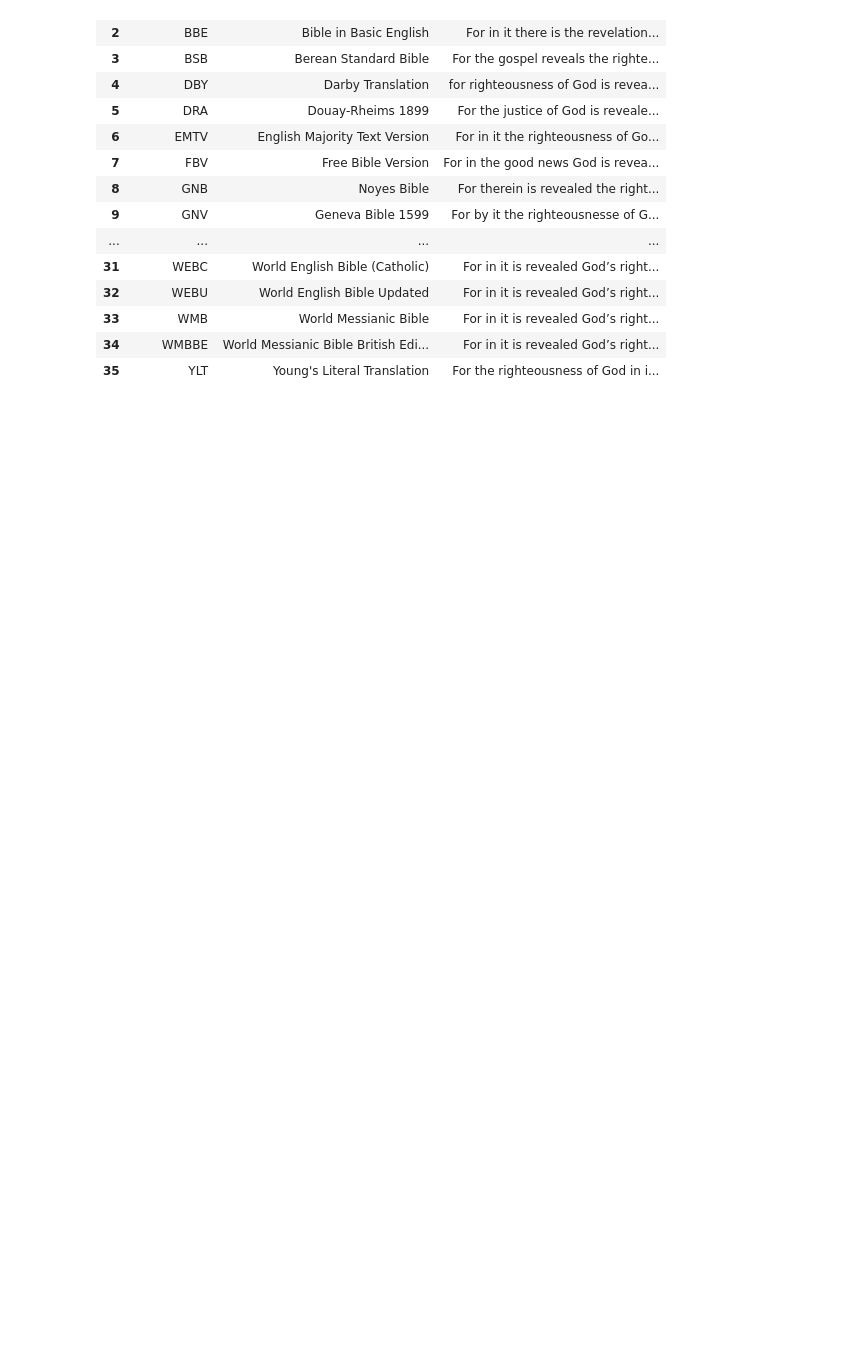
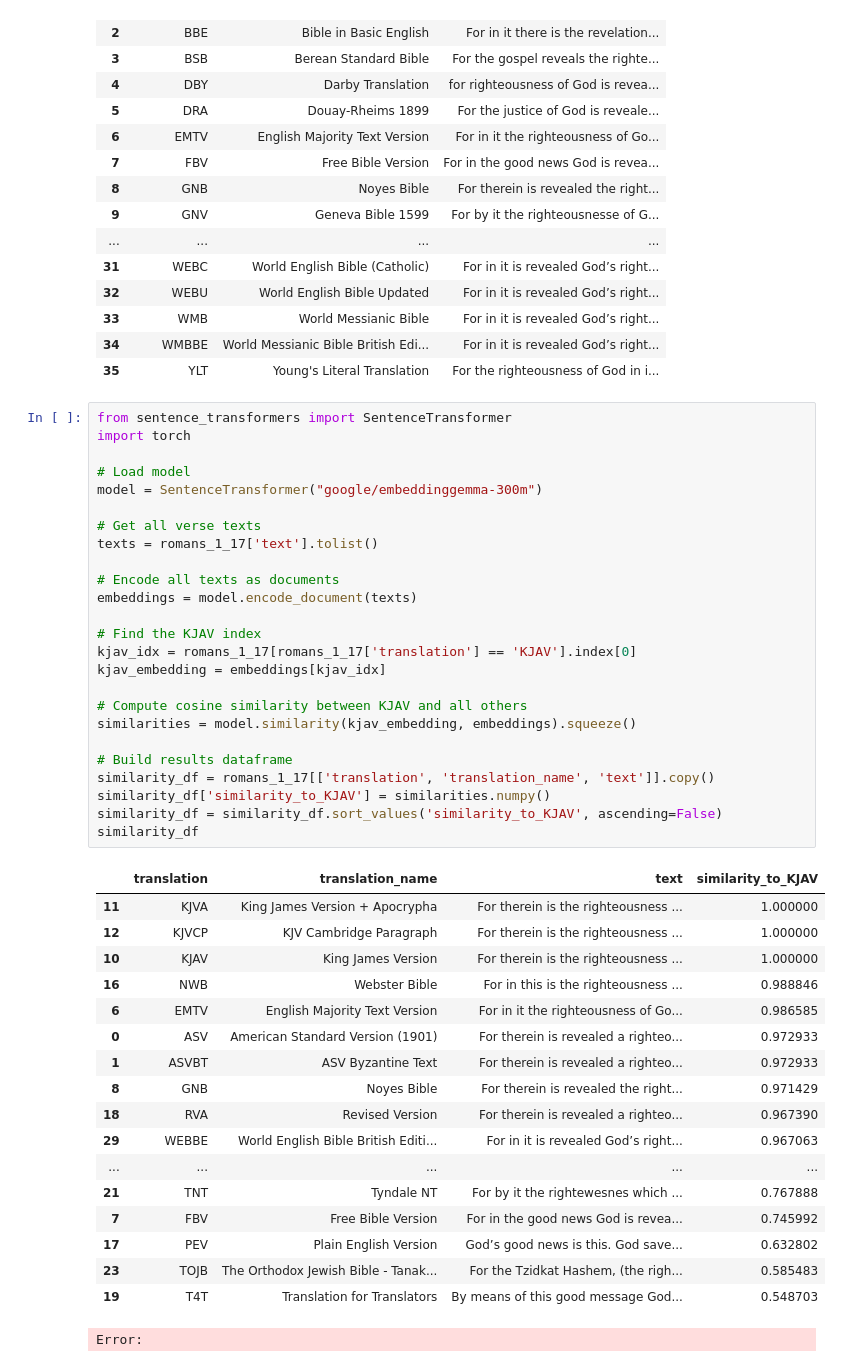
Before and after one commit to gorth314159/bible_translation_similarity, a Jupyter notebook: explore_bible_db.ipynb, the cells around one changed output. Saved outputs shown, nothing was run; the diff lists cells and outputs as text; blank space fills up the shorter version.

```diff
--- a/explore_bible_db.ipynb
+++ b/explore_bible_db.ipynb
@@ -60,3 +60,47 @@ romans_1_17
 | 33 | WMB | World Messianic Bible | For in it is revealed God’s right... |
 | 34 | WMBBE | World Messianic Bible British Edi... | For in it is revealed God’s right... |
 | 35 | YLT | Young's Literal Translation | For the righteousness of God in i... |
+# %%
+from sentence_transformers import SentenceTransformer
+import torch
+
+# Load model
+model = SentenceTransformer("google/embeddinggemma-300m")
+
+# Get all verse texts
+texts = romans_1_17['text'].tolist()
+
+# Encode all texts as documents
+embeddings = model.encode_document(texts)
+
+# Find the KJAV index
+kjav_idx = romans_1_17[romans_1_17['translation'] == 'KJAV'].index[0]
+kjav_embedding = embeddings[kjav_idx]
+
+# Compute cosine similarity between KJAV and all others
+similarities = model.similarity(kjav_embedding, embeddings).squeeze()
+
+# Build results dataframe
+similarity_df = romans_1_17[['translation', 'translation_name', 'text']].copy()
+similarity_df['similarity_to_KJAV'] = similarities.numpy()
+similarity_df = similarity_df.sort_values('similarity_to_KJAV', ascending=False)
+similarity_df
+# %% [output]
+|  | translation | translation_name | text | similarity_to_KJAV |
+| 11 | KJVA | King James Version + Apocrypha | For therein is the righteousness ... | 1.000000 |
+| 12 | KJVCP | KJV Cambridge Paragraph | For therein is the righteousness ... | 1.000000 |
+| 10 | KJAV | King James Version | For therein is the righteousness ... | 1.000000 |
+| 16 | NWB | Webster Bible | For in this is the righteousness ... | 0.988846 |
+| 6 | EMTV | English Majority Text Version | For in it the righteousness of Go... | 0.986585 |
+| 0 | ASV | American Standard Version (1901) | For therein is revealed a righteo... | 0.972933 |
+| 1 | ASVBT | ASV Byzantine Text | For therein is revealed a righteo... | 0.972933 |
+| 8 | GNB | Noyes Bible | For therein is revealed the right... | 0.971429 |
+| 18 | RVA | Revised Version | For therein is revealed a righteo... | 0.967390 |
+| 29 | WEBBE | World English Bible British Editi... | For in it is revealed God’s right... | 0.967063 |
+| ... | ... | ... | ... | ... |
+| 21 | TNT | Tyndale NT | For by it the rightewesnes which ... | 0.767888 |
+| 7 | FBV | Free Bible Version | For in the good news God is revea... | 0.745992 |
+| 17 | PEV | Plain English Version | God’s good news is this. God save... | 0.632802 |
+| 23 | TOJB | The Orthodox Jewish Bible - Tanak... | For the Tzidkat Hashem, (the righ... | 0.585483 |
+| 19 | T4T | Translation for Translators | By means of this good message God... | 0.548703 |
+Error:
```
